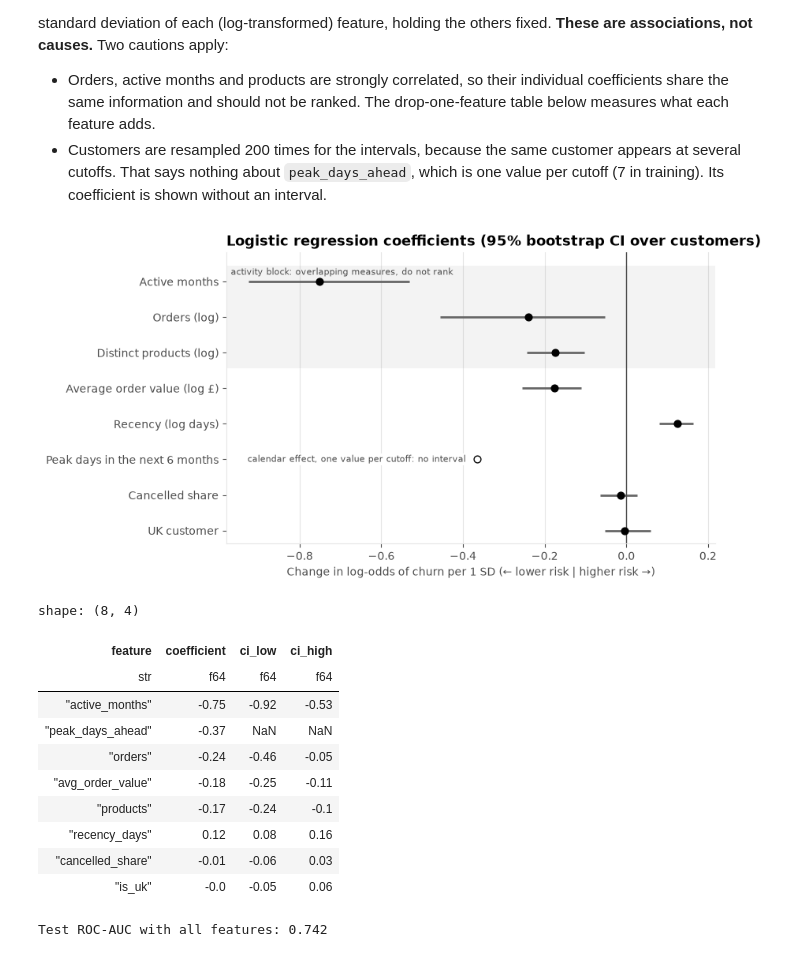
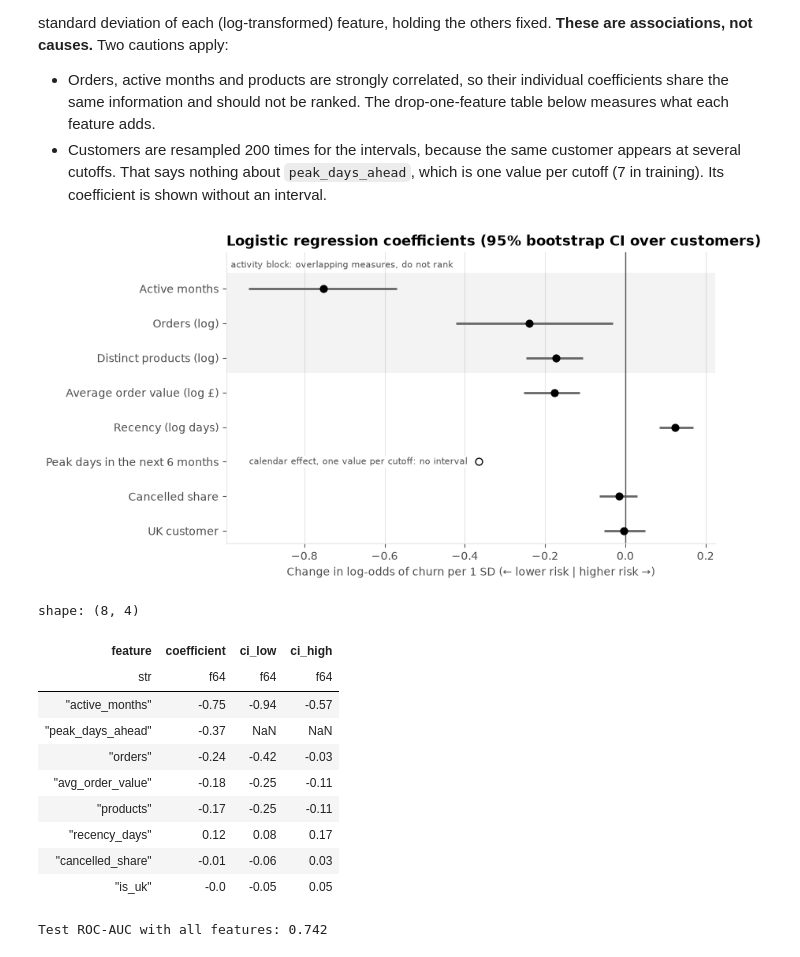
Before and after one commit to tomas20oriol-jpg/customer-segmentation-retention, a Jupyter notebook: notebooks/04_churn_prediction.ipynb, the cells around one changed output. Saved outputs shown, nothing was run; the diff lists cells and outputs as text; code cells hidden in the pictures.

```diff
--- a/notebooks/04_churn_prediction.ipynb
+++ b/notebooks/04_churn_prediction.ipynb
@@ -576,46 +576,47 @@ calendar = names.index("peak_days_ahead")
 low[calendar] = high[calendar] = np.nan  # not estimable by resampling customers
 GROUP_ORDER = ["active_months", "orders", "products", "avg_order_value", "recency_days", "peak_days_ahead",
                "cancelled_share", "is_uk"]  # activity block first, as a group: not a ranking
 order = np.array([names.index(f) for f in GROUP_ORDER])[::-1]
 fig, ax = plt.subplots(figsize=(8, 4.8))
 ax.hlines(range(len(order)), low[order], high[order], color=NEUTRAL, linewidth=2)
 is_calendar = order == calendar
 ax.scatter(coef[order][~is_calendar], np.arange(len(order))[~is_calendar], color=INK, s=40, zorder=3)
 row = int(np.flatnonzero(is_calendar)[0])
 ax.scatter([coef[calendar]], [row], s=40, facecolors="white", edgecolors=INK, zorder=3)
 ax.annotate("calendar effect, one value per cutoff: no interval", (coef[calendar], row), xytext=(-10, 0),
             textcoords="offset points", ha="right", fontsize=8, color=INK_SECONDARY, va="center",
             bbox={"fc": "white", "ec": "none", "pad": 1})
 activity_rows = [len(order) - 1 - i for i in range(3)]
 ax.axhspan(min(activity_rows) - 0.45, max(activity_rows) + 0.45, color=NEUTRAL, alpha=0.08, linewidth=0)
+ax.set_ylim(top=max(activity_rows) + 1.05)  # room above the band for its label
 ax.annotate("activity block: overlapping measures, do not rank", (ax.get_xlim()[0], max(activity_rows) + 0.45),
-            xytext=(4, -2), textcoords="offset points", fontsize=8, color=INK_SECONDARY, va="top")
+            xytext=(4, 3), textcoords="offset points", fontsize=8, color=INK_SECONDARY, va="bottom")
 ax.axvline(0, color=INK_SECONDARY, linewidth=1)
 ax.set_yticks(range(len(order)), [LABELS[names[i]] for i in order])
 ax.set_xlabel("Change in log-odds of churn per 1 SD (← lower risk | higher risk →)")
 ax.set_title("Logistic regression coefficients (95% bootstrap CI over customers)")
 ax.title.set_fontsize(11)
 ax.grid(axis="x")
 ax.grid(axis="y", visible=False)
 save_fig(fig, "04_coefficients")
 plt.show()
 
 pl.DataFrame({"feature": names, "coefficient": coef, "ci_low": low, "ci_high": high}).with_columns(
     pl.exclude("feature").round(2)
 ).sort(pl.col("coefficient").abs(), descending=True)
 # %% [output]
-[figure, old version]
+[figure, new version]
 shape: (8, 4)
 | feature | coefficient | ci_low | ci_high |
 | str | f64 | f64 | f64 |
-| "active_months" | -0.75 | -0.92 | -0.53 |
+| "active_months" | -0.75 | -0.94 | -0.57 |
 | "peak_days_ahead" | -0.37 | NaN | NaN |
-| "orders" | -0.24 | -0.46 | -0.05 |
+| "orders" | -0.24 | -0.42 | -0.03 |
 | "avg_order_value" | -0.18 | -0.25 | -0.11 |
-| "products" | -0.17 | -0.24 | -0.1 |
-| "recency_days" | 0.12 | 0.08 | 0.16 |
+| "products" | -0.17 | -0.25 | -0.11 |
+| "recency_days" | 0.12 | 0.08 | 0.17 |
 | "cancelled_share" | -0.01 | -0.06 | 0.03 |
-| "is_uk" | -0.0 | -0.05 | 0.06 |
+| "is_uk" | -0.0 | -0.05 | 0.05 |
 # %%
 # What each feature adds: refit without it and score the test cutoff; also each feature on its own
 full_auc = roc_auc_score(y_test, p_test)
```
Also changed, not shown: parts of 1 cell of this notebook, 2 other files.
